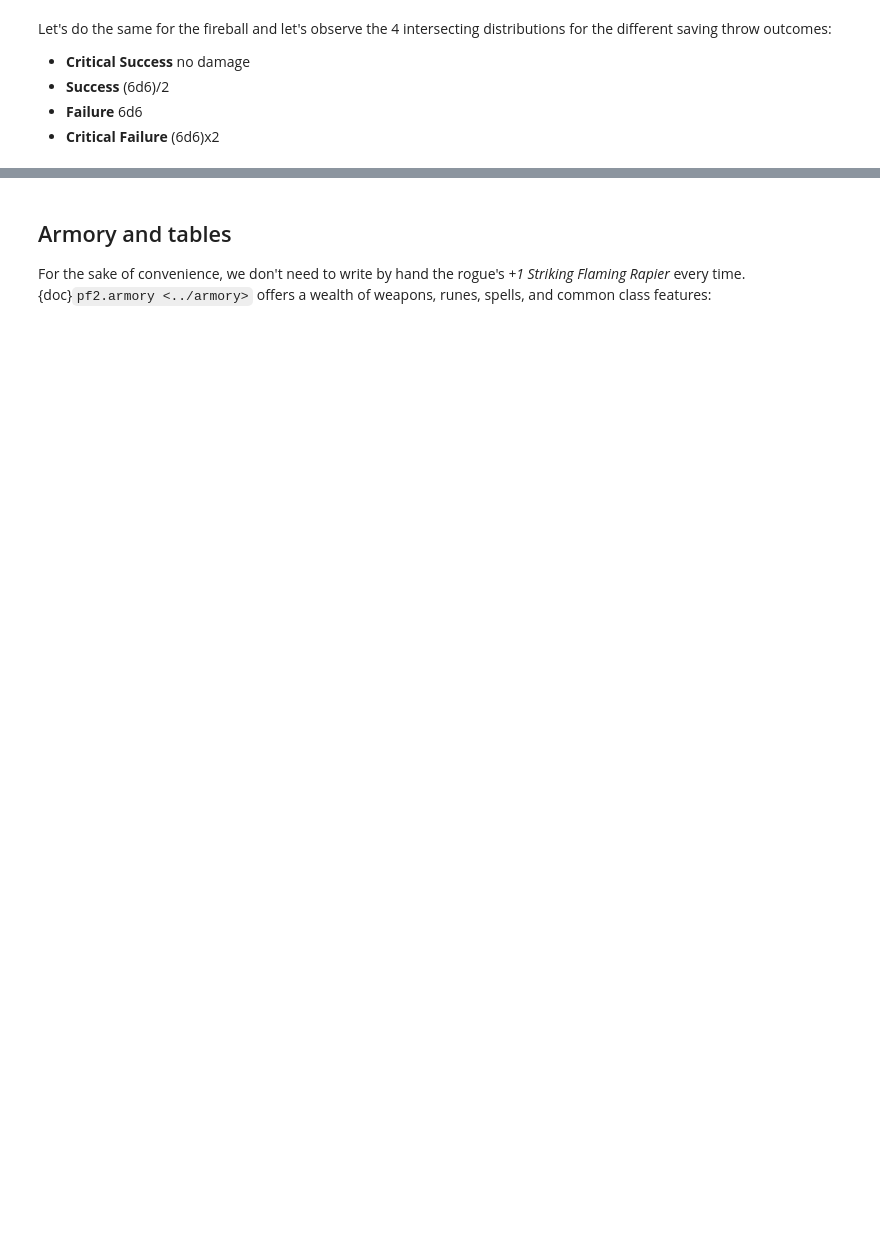
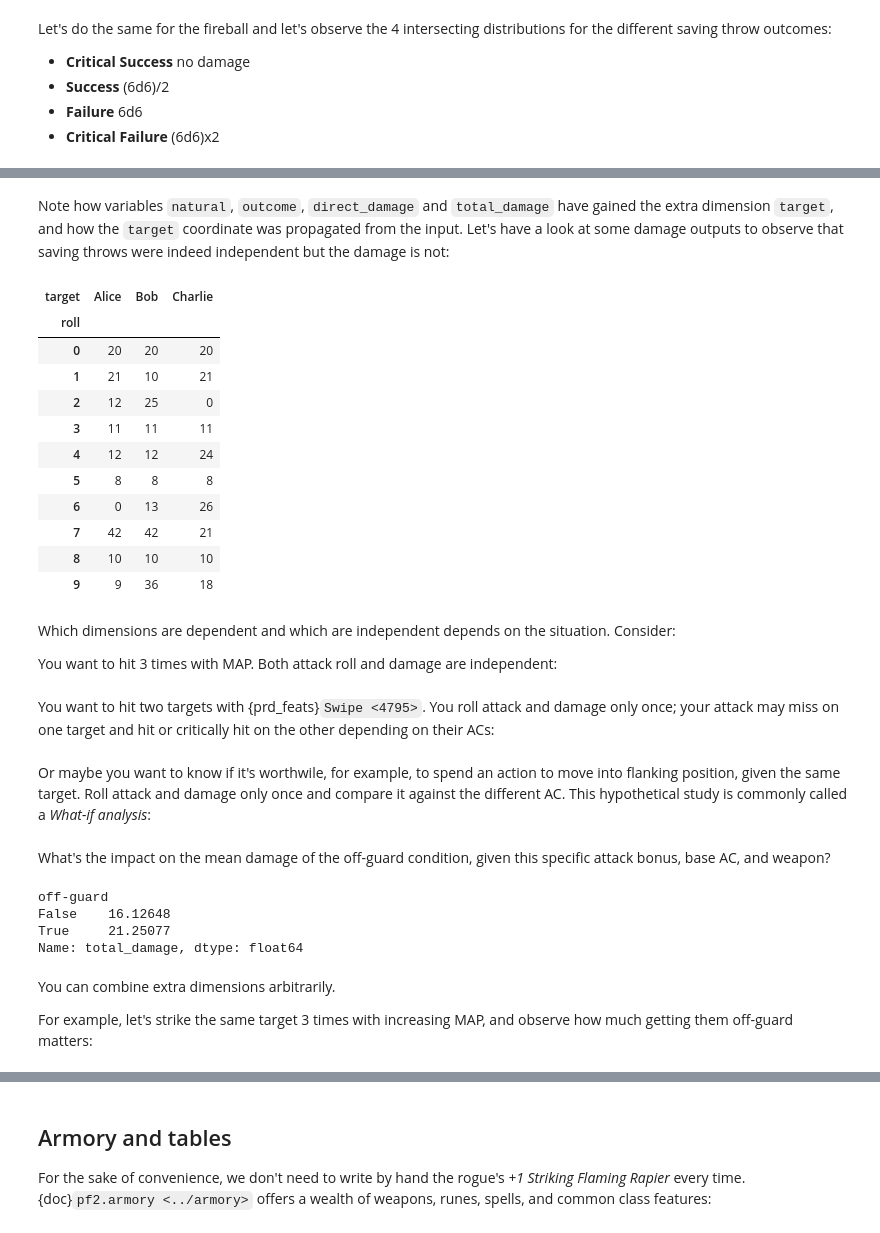
Before and after one commit to crusaderky/pathfinder2e_stats, a Jupyter notebook: notebooks/getting_started.ipynb, the cells around one changed output, grey strips where cells are left out. Cells and saved outputs as stored; diff of their text form; code cells hidden in the pictures; blank space fills up the shorter version.

```diff
--- a/notebooks/getting_started.ipynb
+++ b/notebooks/getting_started.ipynb
@@ -187,0 +350,4 @@ TODO
+# %%
+reflex_save = pf2.check(reflex_bonus, DC=21, independent_dims=["target"])
+fireball_damage = pf2.damage(reflex_save, fireball, dependent_dims=["target"])
+fireball_damage
@@ -187,0 +371,22 @@ TODO
+# %% [markdown]
+Note how variables `natural`, `outcome`, `direct_damage` and `total_damage` have gained the extra dimension `target`, and how the `target` coordinate was propagated from the input. Let's have a look at some damage outputs to observe that saving throws were indeed independent but the damage is not:
+# %%
+fireball_damage.total_damage.isel(roll=slice(10)).to_pandas()
+# %% [output]
+| target | Alice | Bob | Charlie |
+| roll |  |  |  |
+| 0 | 20 | 20 | 20 |
+| 1 | 21 | 10 | 21 |
+| 2 | 12 | 25 | 0 |
+| 3 | 11 | 11 | 11 |
+| 4 | 12 | 12 | 24 |
+| 5 | 8 | 8 | 8 |
+| 6 | 0 | 13 | 26 |
+| 7 | 42 | 42 | 21 |
+| 8 | 10 | 10 | 10 |
+| 9 | 9 | 36 | 18 |
+# %% [markdown]
+Which dimensions are dependent and which are independent depends on the situation.
+Consider:
+
+You want to hit 3 times with MAP. Both attack roll and damage are independent:
@@ -187,0 +397,2 @@ TODO
+# %% [markdown]
+You want to hit two targets with {prd_feats}`Swipe <4795>`. You roll attack and damage only once; your attack may miss on one target and hit or critically hit on the other depending on their ACs:
@@ -187,0 +403,3 @@ TODO
+# %% [markdown]
+Or maybe you want to know if it's worthwile, for example, to spend an action to move into flanking position, given the same target. Roll attack and damage only once and compare it against the different AC.
+This hypothetical study is commonly called a *What-if analysis*:
@@ -187,0 +410,13 @@ TODO
+# %% [markdown]
+What's the impact on the mean damage of the off-guard condition, given this specific attack bonus, base AC, and weapon?
+# %%
+damage.total_damage.mean("roll").to_pandas()
+# %% [output]
+off-guard
+False    16.12648
+True     21.25077
+Name: total_damage, dtype: float64
+# %% [markdown]
+You can combine extra dimensions arbitrarily.
+
+For example, let's strike the same target 3 times with increasing MAP, and observe how much getting them off-guard matters:
```
Also changed, not shown: parts of 51 cells of this notebook, 1 other file.
